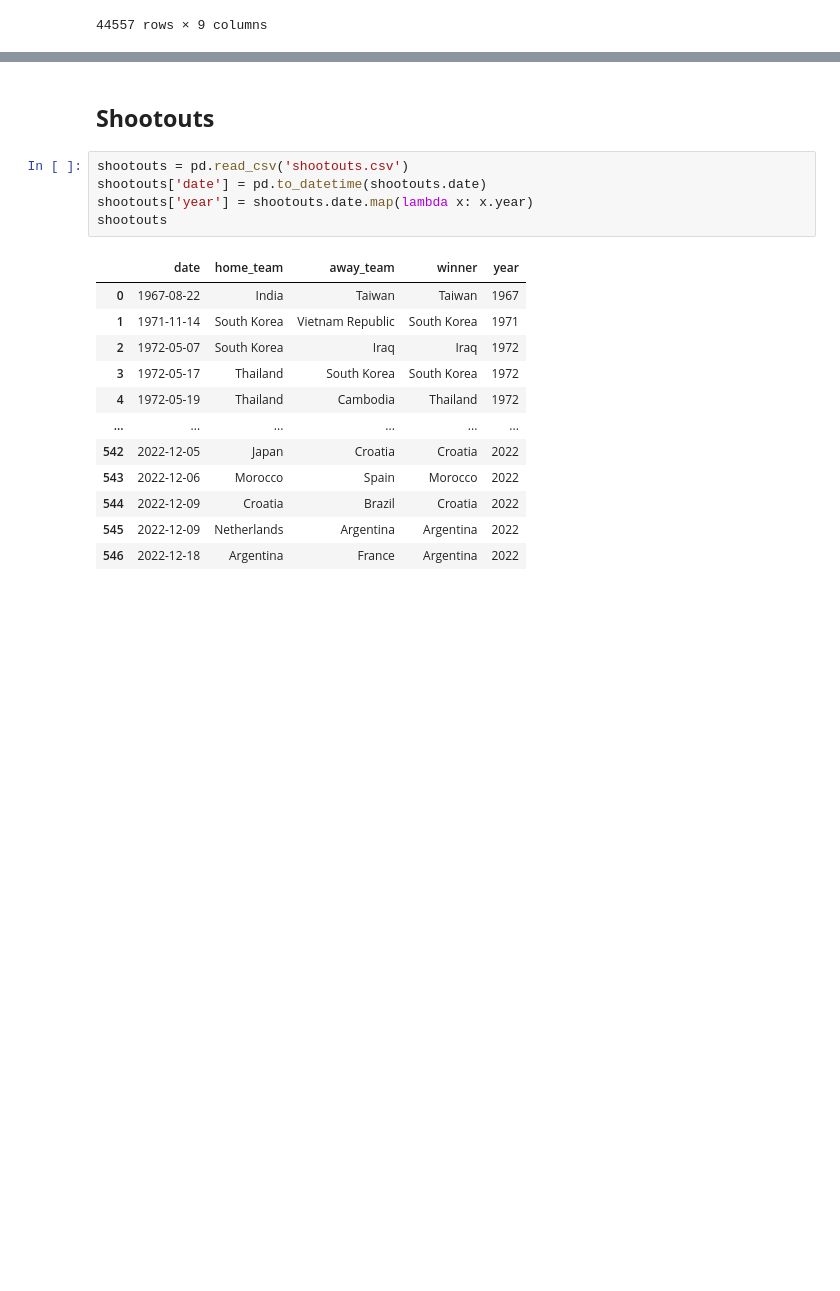
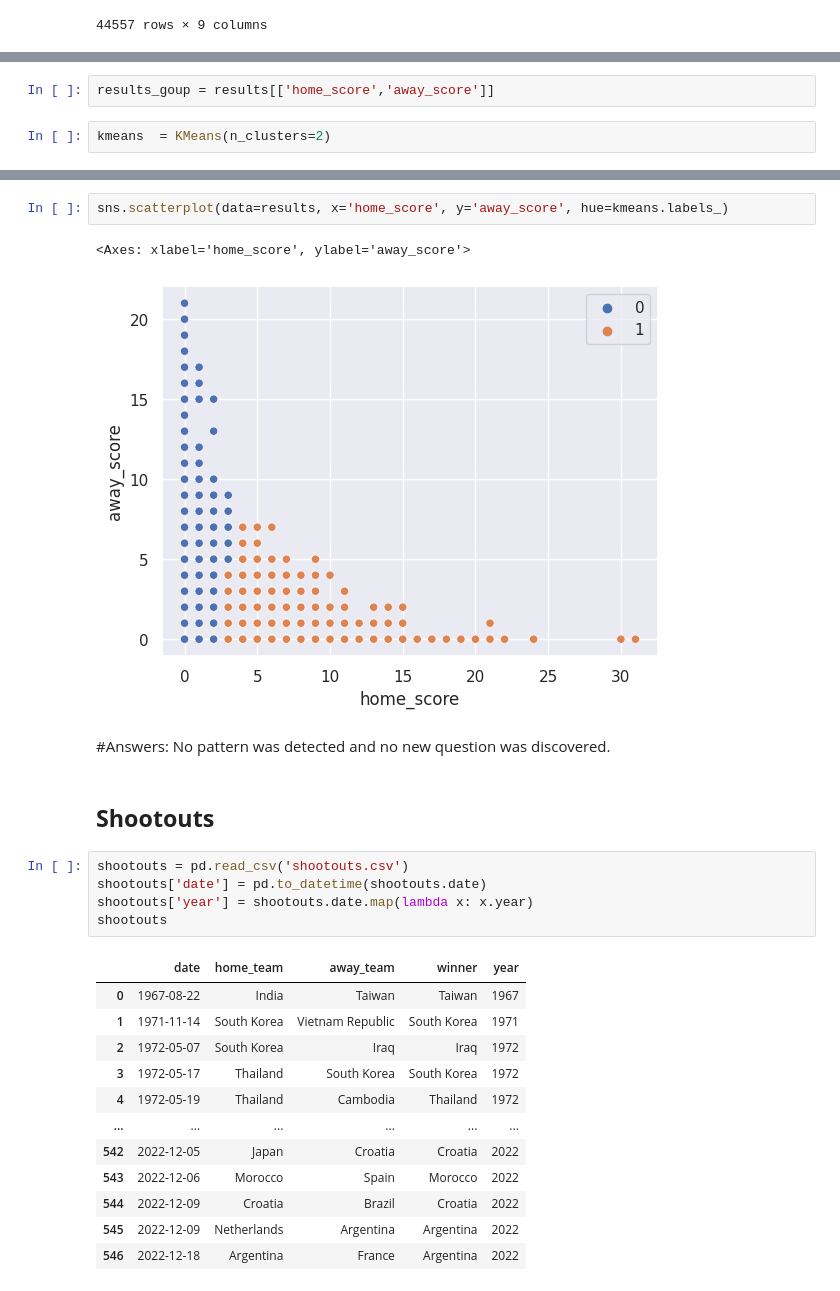
Before and after one commit to ryann-arruda/python-data-analysis, a Jupyter notebook: k_means.ipynb, the cells around one changed output, grey strips where cells are left out. Saved outputs shown, nothing was run; the diff lists cells and outputs as text; blank space fills up the shorter version.

```diff
--- a/k_means.ipynb
+++ b/k_means.ipynb
@@ -57,0 +100,4 @@ results
+# %%
+results_goup = results[['home_score','away_score']]
+# %%
+kmeans  = KMeans(n_clusters=2)
@@ -58,3 +112,11 @@ results
+# %%
+sns.scatterplot(data=results, x='home_score', y='away_score', hue=kmeans.labels_)
+# %% [output]
+<Axes: xlabel='home_score', ylabel='away_score'>
+[figure, added]
+# %% [markdown]
+#Answers:
+    No pattern was detected and no new question was discovered.
 # %% [markdown]
 ## **Shootouts**
 # %%
```
Also changed, not shown: parts of 10 cells of this notebook.
